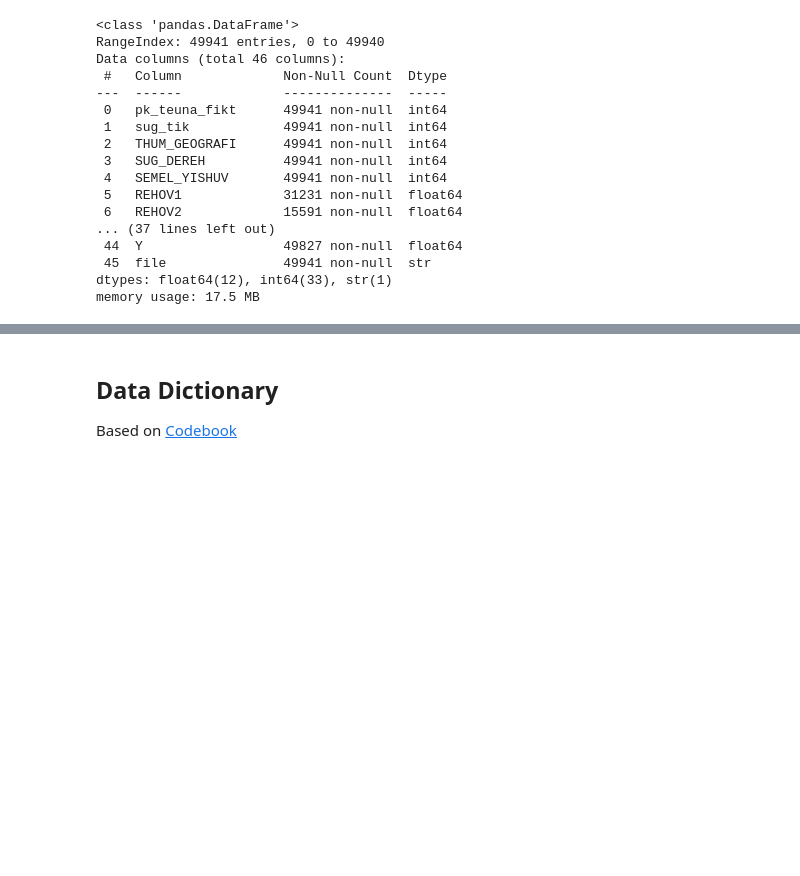
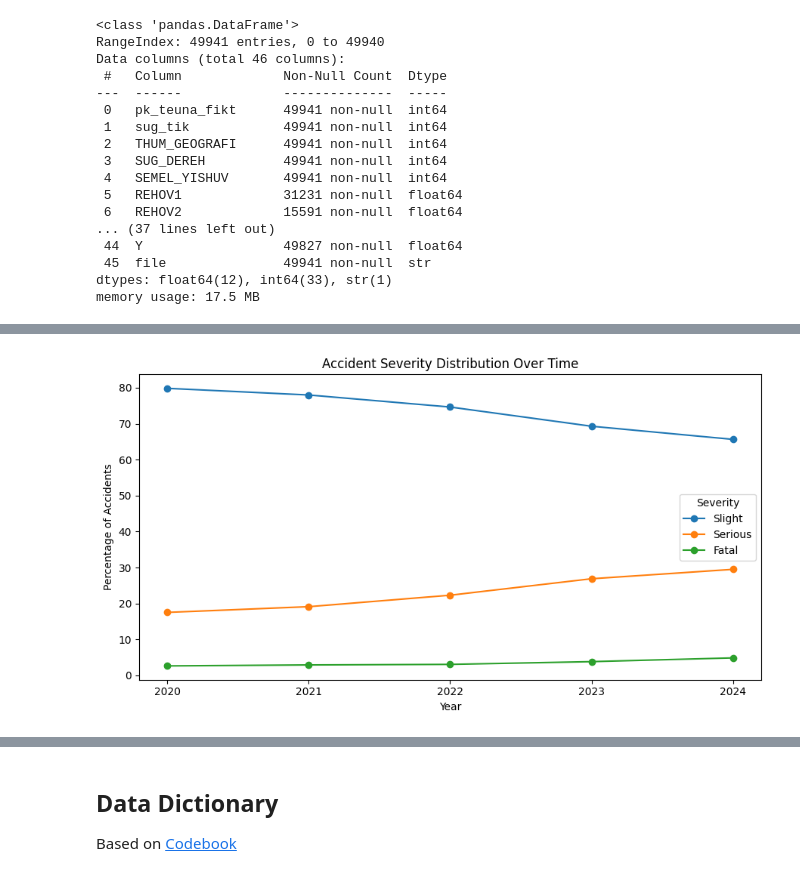
Before and after one commit to DavidCo1/israel-road-accident-severity-ml, a Jupyter notebook: notebooks/01_eda.ipynb, the cells around one changed output, grey strips where cells are left out. Cells and saved outputs as stored; diff of their text form; code cells hidden in the pictures; blank space fills up the shorter version.

```diff
--- a/notebooks/01_eda.ipynb
+++ b/notebooks/01_eda.ipynb
@@ -63,0 +151,29 @@ memory usage: 17.5 MB
+# %%
+yearly_target_distribution = (
+    pd.crosstab(
+        train_df["SHNAT_TEUNA"],
+        train_df["HUMRAT_TEUNA"],
+        normalize="index"
+    )
+    .mul(100)
+    .rename(columns=VALUE_LABELS["HUMRAT_TEUNA"])
+)
+
+yearly_target_distribution[
+    ["Slight", "Serious", "Fatal"]
+].plot(
+    kind="line",
+    marker="o",
+    figsize=(9, 5)
+)
+
+plt.title("Accident Severity Distribution Over Time")
+plt.xlabel("Year")
+plt.ylabel("Percentage of Accidents")
+plt.xticks(yearly_target_distribution.index)
+plt.legend(title="Severity")
+
+plt.tight_layout()
+plt.show()
+# %% [output]
+[figure, added]
```
Also changed, not shown: parts of 25 cells of this notebook.
